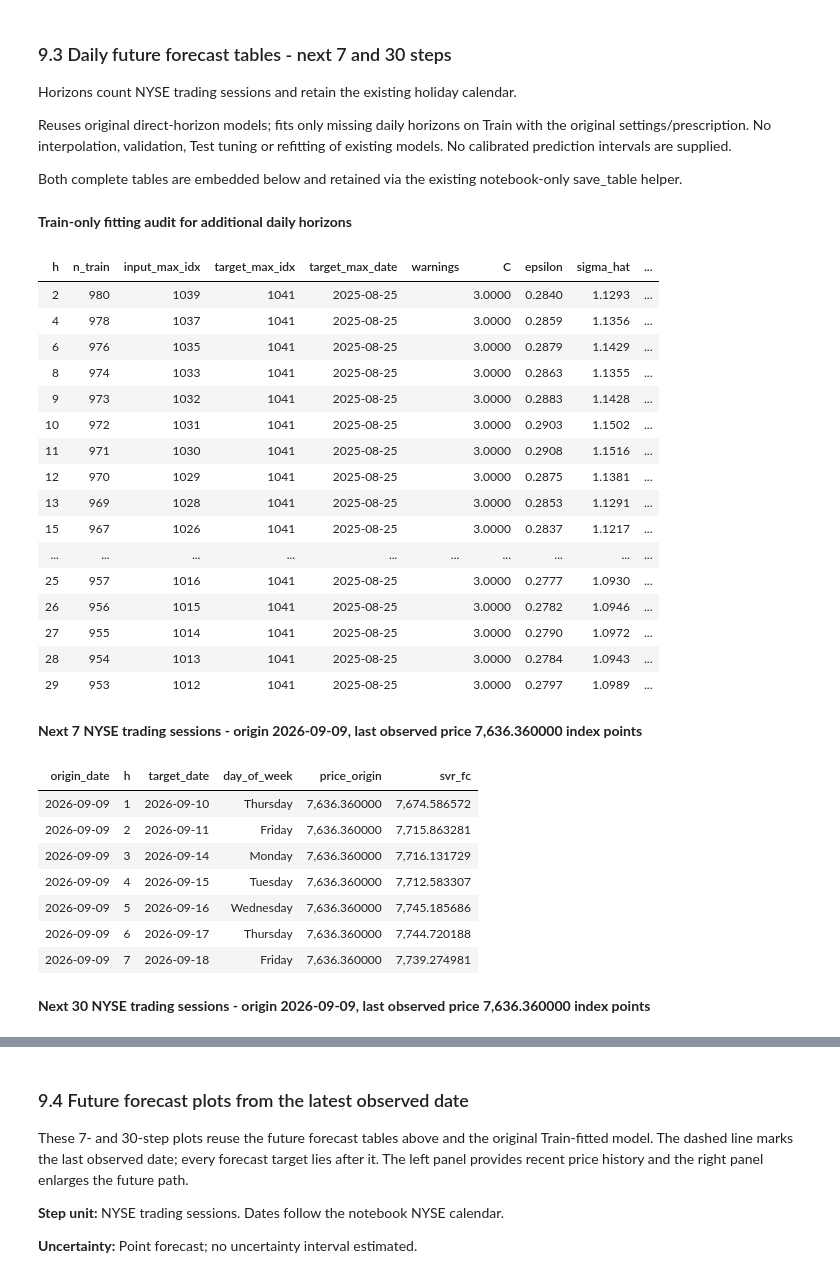
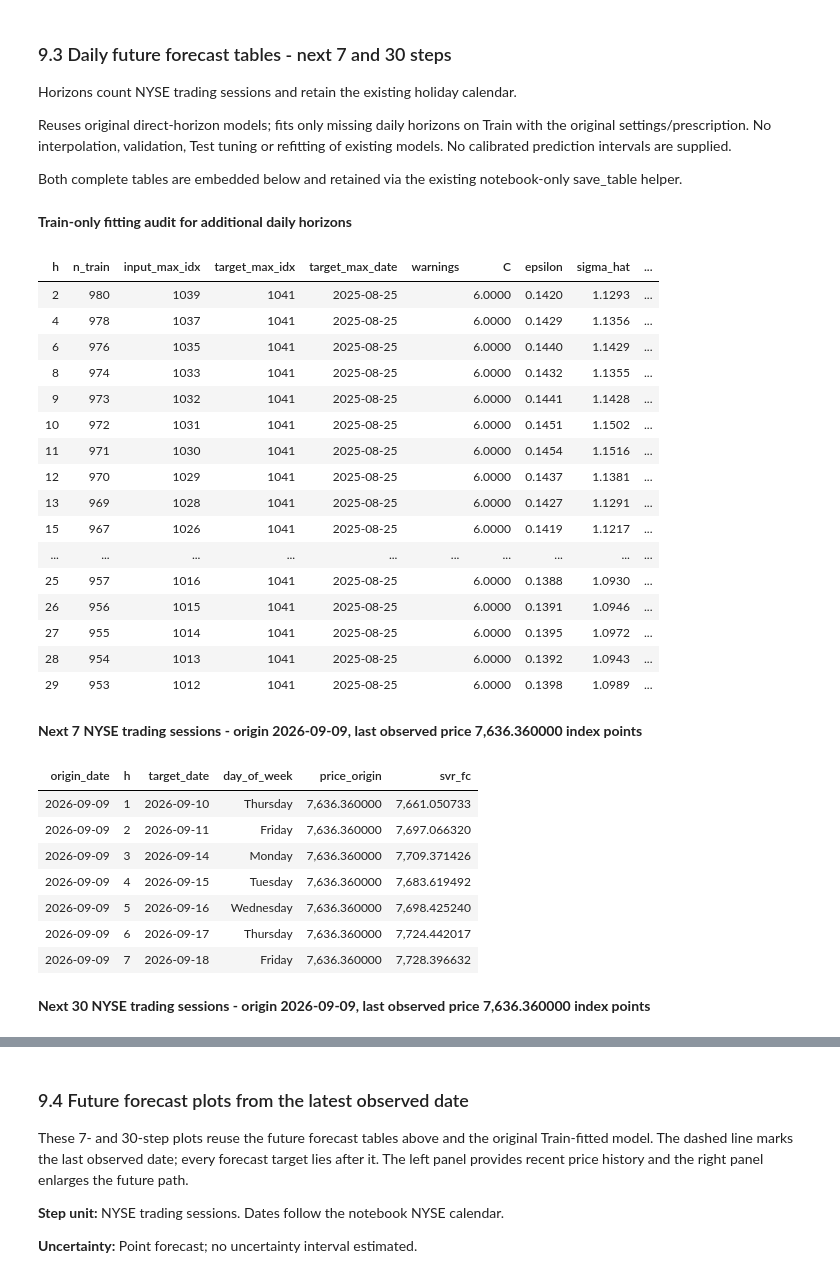
Before and after one commit to KOLLAWAT09/PROJECT_STAT, a Jupyter notebook: S&P_TEST/SVR_SnP.ipynb, the cells around one changed output, grey strips where cells are left out. Drawn from its saved outputs; the diff is of its cells as text; code cells hidden in the pictures.

```diff
--- a/S&P_TEST/SVR_SnP.ipynb
+++ b/S&P_TEST/SVR_SnP.ipynb
@@ -57,6 +59,13 @@ LOOKBACK = 60
 KERNEL = 'rbf'
 GAMMA = 'scale'
 KNN_K = 3
+
+# Fixed candidate design, declared before any Test/future scoring.
+SVR_SEARCH_CONFIG = dict(C_multipliers=[0.5, 1.0, 2.0],
+    epsilon_multipliers=[0.5, 1.0, 2.0], gamma_multipliers=[0.5, 1.0, 2.0],
+    top_n=5, ranking='Train RMSE in original price units',
+    validation=False, cross_validation=False, run_id='svr_train_rmse_top5_v1')
+
 ALPHA = 0.05
 
 assert max(HORIZONS) == MAX_H
@@ -461,9 +643,16 @@ display(hyperparameters)
 # %%
+# Apply rank-1 Train selections; analytical base values remain in the search archive.
+for h in HORIZONS:
+    chosen = svr_selected_parameters.loc[h]
+    for column, selected_column in [('C','C'), ('epsilon','epsilon'), ('gamma_value','gamma')]:
+        hyperparameters.loc[hyperparameters.h.eq(h), column] = float(chosen[selected_column])
 models,fit_records,frozen_hashes = {},[],{}
 for h in HORIZONS:
     row = hyperparameters.set_index('h').loc[h]
     batch = training[h]
-    model = SVR(kernel=KERNEL,C=float(row['C']),epsilon=float(row['epsilon']),gamma=GAMMA)
+    svr_chosen = svr_selected_parameters.loc[h]
+    C, epsilon, gamma_value = (float(svr_chosen[k]) for k in ['C', 'epsilon', 'gamma'])
+    model = SVR(kernel=KERNEL, C=C, epsilon=epsilon, gamma=gamma_value)
     with warnings.catch_warnings(record=True) as caught:
         warnings.simplefilter('always')
         model.fit(batch['X'],batch['y_scaled'])
@@ -751,7 +940,9 @@ for h in range(1, daily_steps + 1):
     C = max(abs(ys.mean() + 3*ys.std(ddof=0)), abs(ys.mean() - 3*ys.std(ddof=0)))
     epsilon = 3*sigma_hat*np.sqrt(np.log(len(y))/len(y))
     assert C > 0 and epsilon >= 0 and np.isfinite([C, epsilon, sigma_hat]).all()
-    model = SVR(kernel=KERNEL, gamma=GAMMA, C=C, epsilon=epsilon)
+    svr_chosen = svr_selected_parameters.loc[h]
+    C, epsilon, gamma_value = (float(svr_chosen[k]) for k in ['C', 'epsilon', 'gamma'])
+    model = SVR(kernel=KERNEL, C=C, epsilon=epsilon, gamma=gamma_value)
     with warnings.catch_warnings(record=True) as caught:
         warnings.simplefilter('always')
         model.fit(X, ys)
@@ -782,57 +973,57 @@ for h in range(1, daily_steps + 1):
     cumulative_return = float(target_scaler.inverse_transform(prediction[:, None])[0, 0])
     daily_values.append(daily_origin_price*np.exp(cumulative_return))
     assert joblib.hash((model, scaler_x, target_scaler)) == daily_hashes[h]
 future_forecast_daily['svr_fc'] = daily_values
 daily_forecast_columns = ['svr_fc']
 assert len(future_forecast_daily) == daily_steps
 assert future_forecast_daily['origin_date'].nunique() == 1
 assert future_forecast_daily['h'].tolist() == list(range(1, daily_steps + 1))
 assert future_forecast_daily['target_date'].equals(pd.Series(daily_dates, name='target_date'))
 values = future_forecast_daily[daily_forecast_columns].to_numpy()
 assert np.isfinite(values).all() and (values > 0).all()
 np.testing.assert_allclose(future_forecast_daily.set_index('h').loc[HORIZONS, ['svr_fc']],
     future_forecasts.set_index('h').loc[HORIZONS, ['svr_fc']], rtol=1e-12)
 assert (future_forecast_daily.set_index('h').loc[HORIZONS, 'target_date'].to_numpy() ==
         future_forecasts.set_index('h').loc[HORIZONS, 'target_date'].to_numpy()).all()
 future_daily_tables = {}
 for days in DAILY_FORECAST_WINDOWS:
     table = future_forecast_daily.iloc[:days].copy()
     assert len(table) == days and table['h'].tolist() == list(range(1, days + 1))
     future_daily_tables[days] = table
     save_table(table, f'future_forecast_daily_{days}d.csv')
     display(Markdown(f'**Next {days} NYSE trading sessions - origin {daily_origin.date()}, last observed price {daily_origin_price:,.6f} index points**'))
     shown = table.copy()
     for column in ['origin_date', 'target_date']:
         shown[column] = shown[column].dt.strftime('%Y-%m-%d')
     display(HTML(shown.to_html(index=False, float_format=lambda value: f'{value:,.6f}')))
 assert all(f'future_forecast_daily_{days}d.csv' in notebook_tables for days in DAILY_FORECAST_WINDOWS)
 # %% [output]
 **Train-only fitting audit for additional daily horizons**
 | h | n_train | input_max_idx | target_max_idx | target_max_date | warnings | C | epsilon | sigma_hat | ... |
-| 2 | 980 | 1039 | 1041 | 2025-08-25 |  | 3.0000 | 0.2840 | 1.1293 | ... |
-| 4 | 978 | 1037 | 1041 | 2025-08-25 |  | 3.0000 | 0.2859 | 1.1356 | ... |
-| 6 | 976 | 1035 | 1041 | 2025-08-25 |  | 3.0000 | 0.2879 | 1.1429 | ... |
-| 8 | 974 | 1033 | 1041 | 2025-08-25 |  | 3.0000 | 0.2863 | 1.1355 | ... |
-| 9 | 973 | 1032 | 1041 | 2025-08-25 |  | 3.0000 | 0.2883 | 1.1428 | ... |
-| 10 | 972 | 1031 | 1041 | 2025-08-25 |  | 3.0000 | 0.2903 | 1.1502 | ... |
-| 11 | 971 | 1030 | 1041 | 2025-08-25 |  | 3.0000 | 0.2908 | 1.1516 | ... |
-| 12 | 970 | 1029 | 1041 | 2025-08-25 |  | 3.0000 | 0.2875 | 1.1381 | ... |
-| 13 | 969 | 1028 | 1041 | 2025-08-25 |  | 3.0000 | 0.2853 | 1.1291 | ... |
-| 15 | 967 | 1026 | 1041 | 2025-08-25 |  | 3.0000 | 0.2837 | 1.1217 | ... |
+| 2 | 980 | 1039 | 1041 | 2025-08-25 |  | 6.0000 | 0.1420 | 1.1293 | ... |
+| 4 | 978 | 1037 | 1041 | 2025-08-25 |  | 6.0000 | 0.1429 | 1.1356 | ... |
+| 6 | 976 | 1035 | 1041 | 2025-08-25 |  | 6.0000 | 0.1440 | 1.1429 | ... |
+| 8 | 974 | 1033 | 1041 | 2025-08-25 |  | 6.0000 | 0.1432 | 1.1355 | ... |
+| 9 | 973 | 1032 | 1041 | 2025-08-25 |  | 6.0000 | 0.1441 | 1.1428 | ... |
+| 10 | 972 | 1031 | 1041 | 2025-08-25 |  | 6.0000 | 0.1451 | 1.1502 | ... |
+| 11 | 971 | 1030 | 1041 | 2025-08-25 |  | 6.0000 | 0.1454 | 1.1516 | ... |
+| 12 | 970 | 1029 | 1041 | 2025-08-25 |  | 6.0000 | 0.1437 | 1.1381 | ... |
+| 13 | 969 | 1028 | 1041 | 2025-08-25 |  | 6.0000 | 0.1427 | 1.1291 | ... |
+| 15 | 967 | 1026 | 1041 | 2025-08-25 |  | 6.0000 | 0.1419 | 1.1217 | ... |
 | ... | ... | ... | ... | ... | ... | ... | ... | ... | ... |
-| 25 | 957 | 1016 | 1041 | 2025-08-25 |  | 3.0000 | 0.2777 | 1.0930 | ... |
-| 26 | 956 | 1015 | 1041 | 2025-08-25 |  | 3.0000 | 0.2782 | 1.0946 | ... |
-| 27 | 955 | 1014 | 1041 | 2025-08-25 |  | 3.0000 | 0.2790 | 1.0972 | ... |
-| 28 | 954 | 1013 | 1041 | 2025-08-25 |  | 3.0000 | 0.2784 | 1.0943 | ... |
-| 29 | 953 | 1012 | 1041 | 2025-08-25 |  | 3.0000 | 0.2797 | 1.0989 | ... |
+| 25 | 957 | 1016 | 1041 | 2025-08-25 |  | 6.0000 | 0.1388 | 1.0930 | ... |
+| 26 | 956 | 1015 | 1041 | 2025-08-25 |  | 6.0000 | 0.1391 | 1.0946 | ... |
+| 27 | 955 | 1014 | 1041 | 2025-08-25 |  | 6.0000 | 0.1395 | 1.0972 | ... |
+| 28 | 954 | 1013 | 1041 | 2025-08-25 |  | 6.0000 | 0.1392 | 1.0943 | ... |
+| 29 | 953 | 1012 | 1041 | 2025-08-25 |  | 6.0000 | 0.1398 | 1.0989 | ... |
 **Next 7 NYSE trading sessions - origin 2026-09-09, last observed price 7,636.360000 index points**
 | origin_date | h | target_date | day_of_week | price_origin | svr_fc |
-| 2026-09-09 | 1 | 2026-09-10 | Thursday | 7,636.360000 | 7,674.586572 |
-| 2026-09-09 | 2 | 2026-09-11 | Friday | 7,636.360000 | 7,715.863281 |
-| 2026-09-09 | 3 | 2026-09-14 | Monday | 7,636.360000 | 7,716.131729 |
-| 2026-09-09 | 4 | 2026-09-15 | Tuesday | 7,636.360000 | 7,712.583307 |
-| 2026-09-09 | 5 | 2026-09-16 | Wednesday | 7,636.360000 | 7,745.185686 |
-| 2026-09-09 | 6 | 2026-09-17 | Thursday | 7,636.360000 | 7,744.720188 |
-| 2026-09-09 | 7 | 2026-09-18 | Friday | 7,636.360000 | 7,739.274981 |
+| 2026-09-09 | 1 | 2026-09-10 | Thursday | 7,636.360000 | 7,661.050733 |
+| 2026-09-09 | 2 | 2026-09-11 | Friday | 7,636.360000 | 7,697.066320 |
+| 2026-09-09 | 3 | 2026-09-14 | Monday | 7,636.360000 | 7,709.371426 |
+| 2026-09-09 | 4 | 2026-09-15 | Tuesday | 7,636.360000 | 7,683.619492 |
+| 2026-09-09 | 5 | 2026-09-16 | Wednesday | 7,636.360000 | 7,698.425240 |
+| 2026-09-09 | 6 | 2026-09-17 | Thursday | 7,636.360000 | 7,724.442017 |
+| 2026-09-09 | 7 | 2026-09-18 | Friday | 7,636.360000 | 7,728.396632 |
 **Next 30 NYSE trading sessions - origin 2026-09-09, last observed price 7,636.360000 index points**
 | origin_date | h | target_date | day_of_week | price_origin | svr_fc |
```
Also changed, not shown: parts of 18 cells of this notebook, 10 other files.
